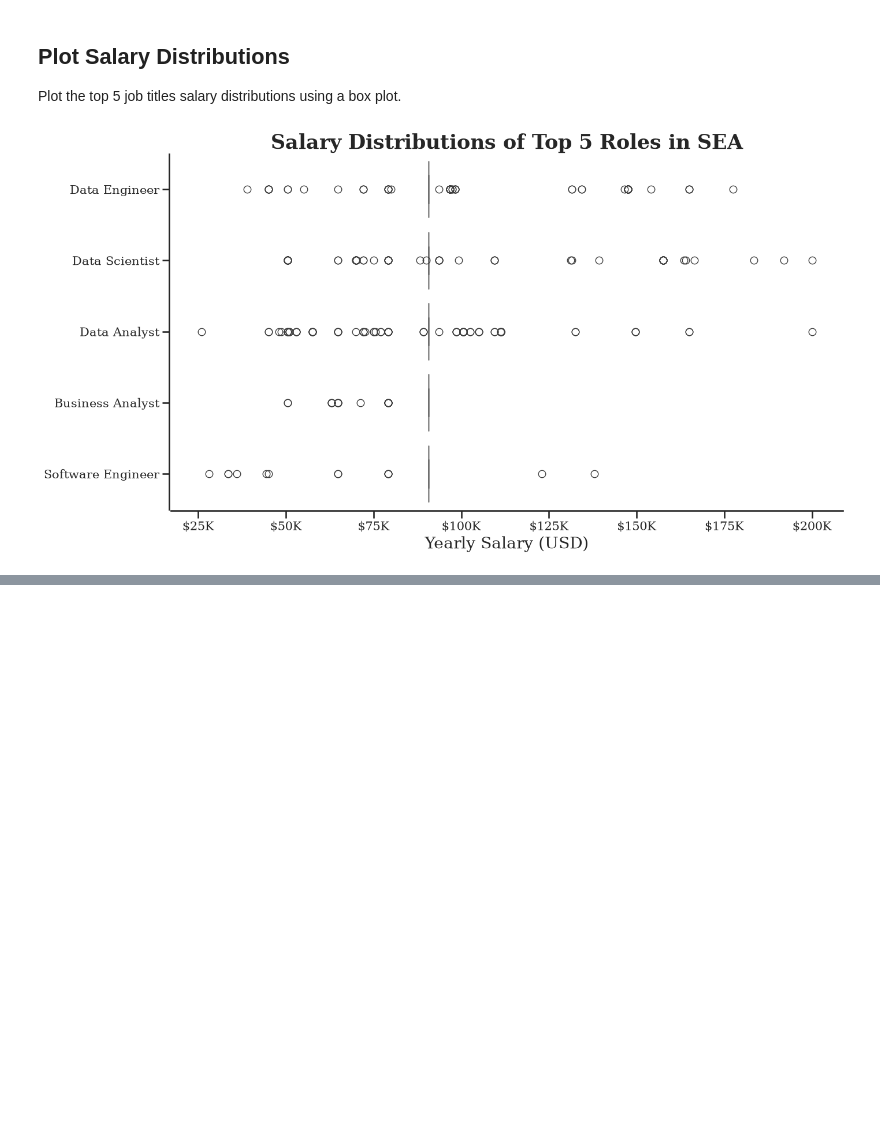
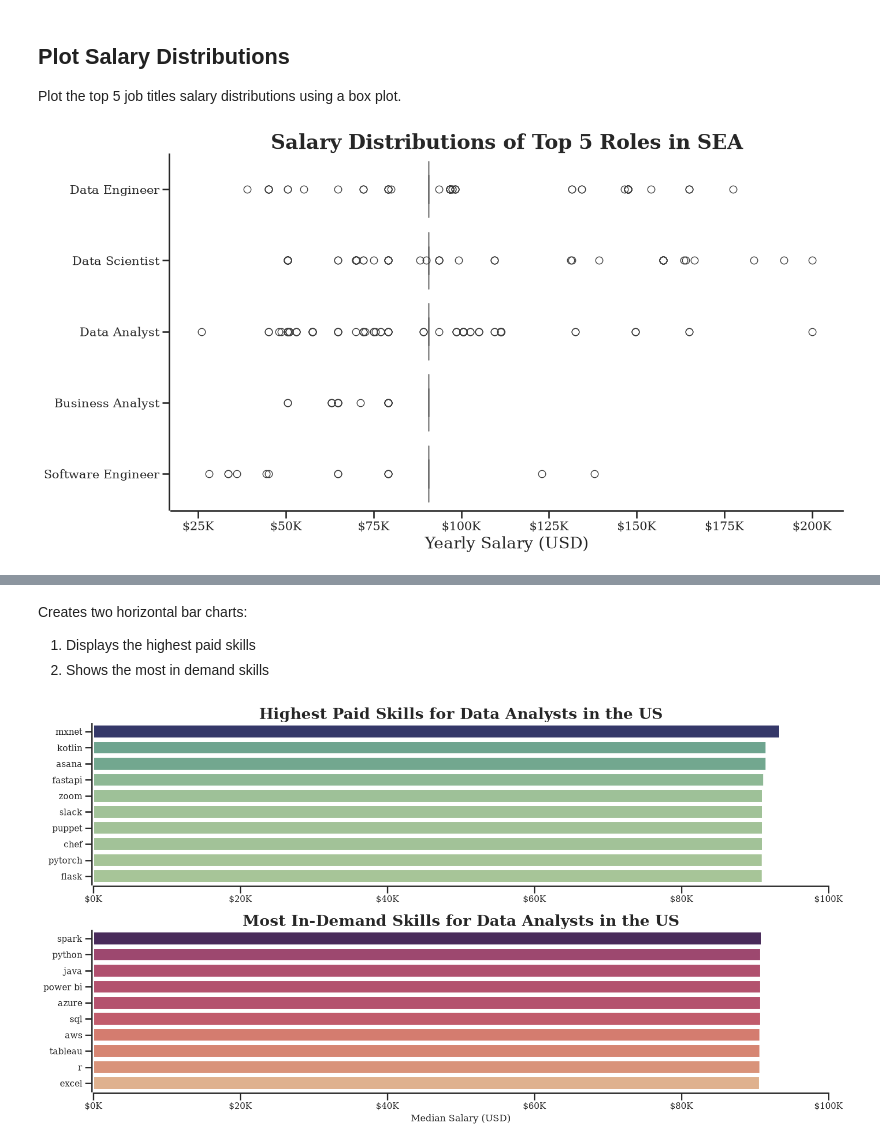
Before and after one commit to JohnnyQuant/Python_Data_Project, a Jupyter notebook: Project/4_Salary_Trend.ipynb, the cells around one changed output, grey strips where cells are left out. Saved outputs shown, nothing was run; the diff lists cells and outputs as text; code cells hidden in the pictures; blank space fills up the shorter version.

```diff
--- a/Project/4_Salary_Trend.ipynb
+++ b/Project/4_Salary_Trend.ipynb
@@ -110,0 +113,4 @@ plt.show()
+# %%
+df_SEA = df_SEA.explode('job_skills')
+
+df_SEA
@@ -110,0 +131,6 @@ plt.show()
+# %%
+df_SEA_top_pay = df_SEA.groupby('job_skills')['salary_year_avg'].agg(['count', 'mean']).sort_values(by = 'mean', ascending = False)
+
+df_SEA_top_pay = df_SEA_top_pay.head(10)
+
+df_SEA_top_pay
@@ -110,0 +152,6 @@ plt.show()
+# %%
+df_SEA_top_skills = df_SEA.groupby('job_skills')['salary_year_avg'].agg(['count', 'mean']).sort_values(by = 'count', ascending = False)
+
+df_SEA_top_skills = df_SEA_top_skills.head(10).sort_values(by='mean', ascending=False)
+
+df_SEA_top_skills
@@ -110,0 +171,63 @@ plt.show()
+# %% [markdown]
+Creates two horizontal bar charts:
+
+1. Displays the highest paid skills
+2. Shows the most in demand skills
+# %%
+fig, ax = plt.subplots(
+                        2
+                        , 1
+                        , figsize = (15, 8))
+
+# Top 10 Highest Paid Skills for The Top 5 Roles
+
+sns.set_theme(
+                style='ticks'
+                , palette = 'crest'
+                , context="talk"
+                , font = 'serif'
+                , font_scale = 0.7)
+
+sns.barplot(
+            data = df_SEA_top_pay
+            , x = 'mean'
+            , y = df_SEA_top_pay.index
+            , hue = 'mean'
+            , ax = ax[0]
+            , palette='crest'
+            , legend=False)
+
+sns.despine(offset=2)
+
+ax[0].set_title(
+                'Highest Paid Skills for Data Analysts in the US'
+                , fontsize = 20
+                , fontweight = 'bold')
+ax[0].set_ylabel('')
+ax[0].set_xlabel('')
+ax[0].set_xlim(0,100000)
+ax[0].xaxis.set_major_formatter(plt.FuncFormatter(lambda x, _: f'${int(x/1000):,}K'))
+
+
+sns.barplot(
+            data = df_SEA_top_skills
+            , x = 'mean'
+            , y = df_SEA_top_skills.index
+            , hue = 'mean'
+            , ax = ax[1]
+            , palette='flare'
+            , legend=False)
+
+ax[1].set_title(
+                'Most In-Demand Skills for Data Analysts in the US'
+                , fontsize = 20
+                , fontweight = 'bold')
+ax[1].set_ylabel('')
+ax[1].set_xlabel('Median Salary (USD)')
+ax[1].set_xlim(ax[0].get_xlim())  # Set the same x-axis limits as the first plot
+ax[1].xaxis.set_major_formatter(plt.FuncFormatter(lambda x, _: f'${int(x/1000)}K'))
+
+plt.tight_layout()
+plt.show()
+# %% [output]
+[figure, added]
```
Also changed, not shown: parts of 5 cells of this notebook.
